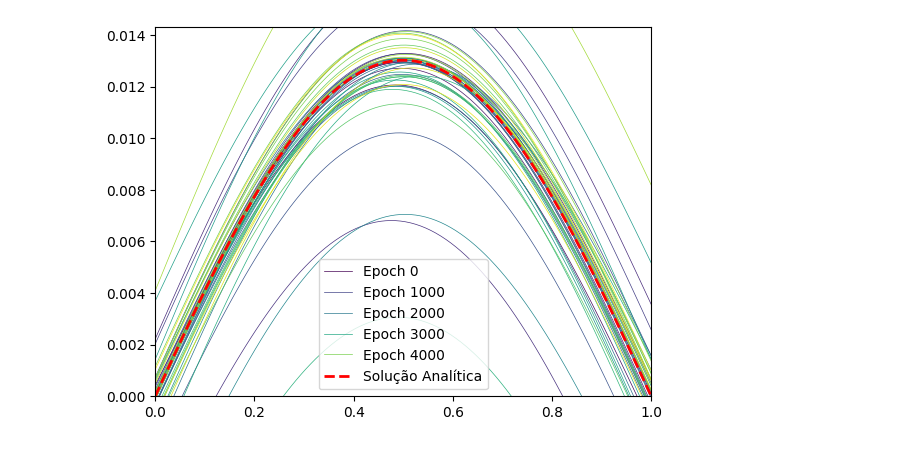
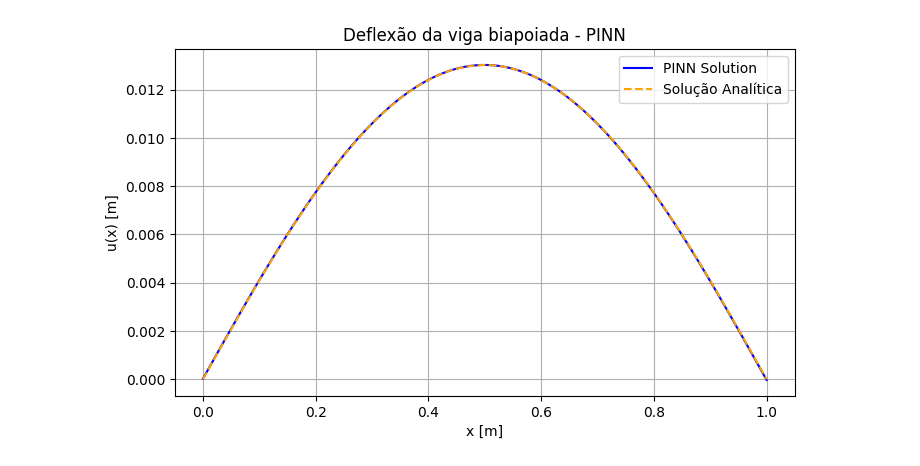
Before and after one commit to taciov/PINNViga, a Jupyter notebook: execute_PINNViga.ipynb, the cells around one changed output. Cells and saved outputs as stored; diff of their text form; code cells hidden in the pictures.

```diff
--- a/execute_PINNViga.ipynb
+++ b/execute_PINNViga.ipynb
@@ -46,17 +33,16 @@ plt.show()
-# %%
-colors = plt.cm.viridis(np.linspace(0, 1, len(xt)))
-
-for k, uti in enumerate(xt):
-    if k % 100 == 0:
-        if k % 1000 == 0:
-            plt.plot(x, uti[1], label=f'Epoch {k}', color=colors[k], lw = 0.5)
-        else:
-            plt.plot(x, uti[1], color=colors[k], lw = 0.5)
-plt.plot(x, y_calc(x), label='Solução Analítica', linestyle='dashed', color='red', lw = 2)
-plt.xlim(0, L)
-plt.ylim(min(y_calc(x))*1.1, max(y_calc(x))*1.1)
-plt.legend()
-plt.show()
-# %% [output]
-[figure, removed]
+# %%
+def y_calc(x_val):
+    return (q * x_val / (24 * EI)) * (L**3 - 2 * L * x_val**2 + x_val**3)
+
+plt.figure(figsize=(8, 4.5))
+plt.plot(x, u, label='PINN Solution', color='blue')
+plt.plot(x, y_calc(x), label='Solução Analítica', linestyle='dashed', color='orange')
+plt.title("Deflexão da viga biapoiada - PINN")
+plt.xlabel("x [m]")
+plt.ylabel("u(x) [m]")
+plt.grid(True)
+plt.legend()
+plt.show()
+# %% [output]
+[figure, added]
 # %%
```
Also changed, not shown: parts of 9 cells of this notebook, 2 other files.
